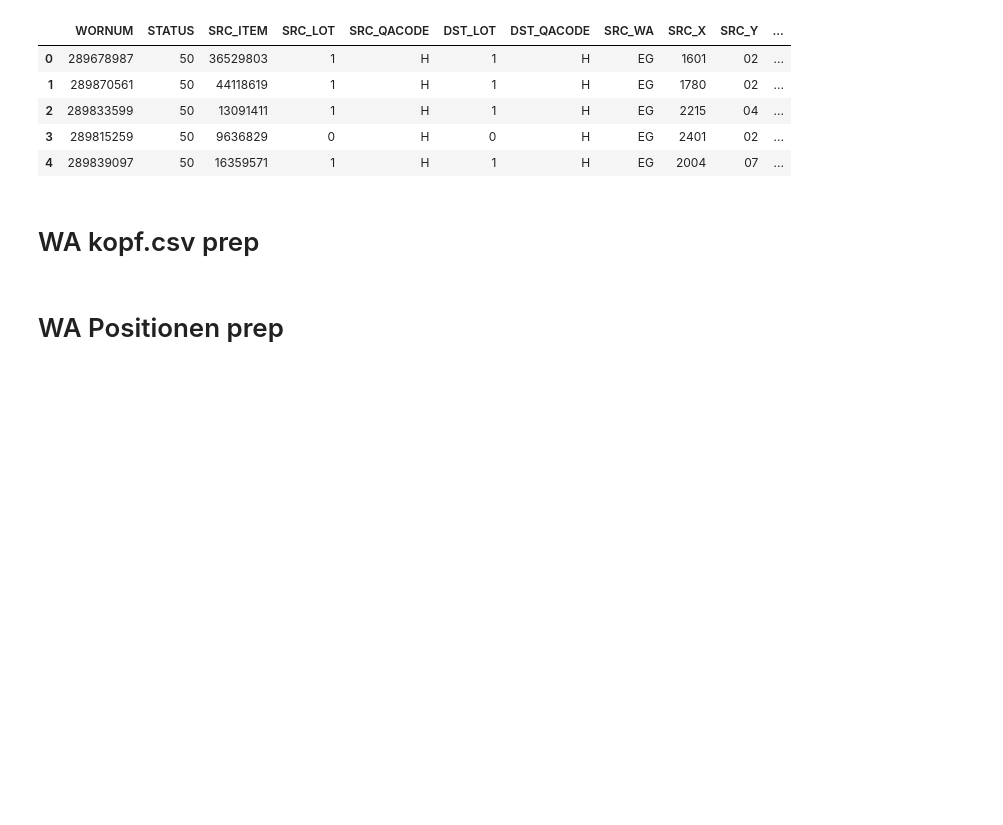
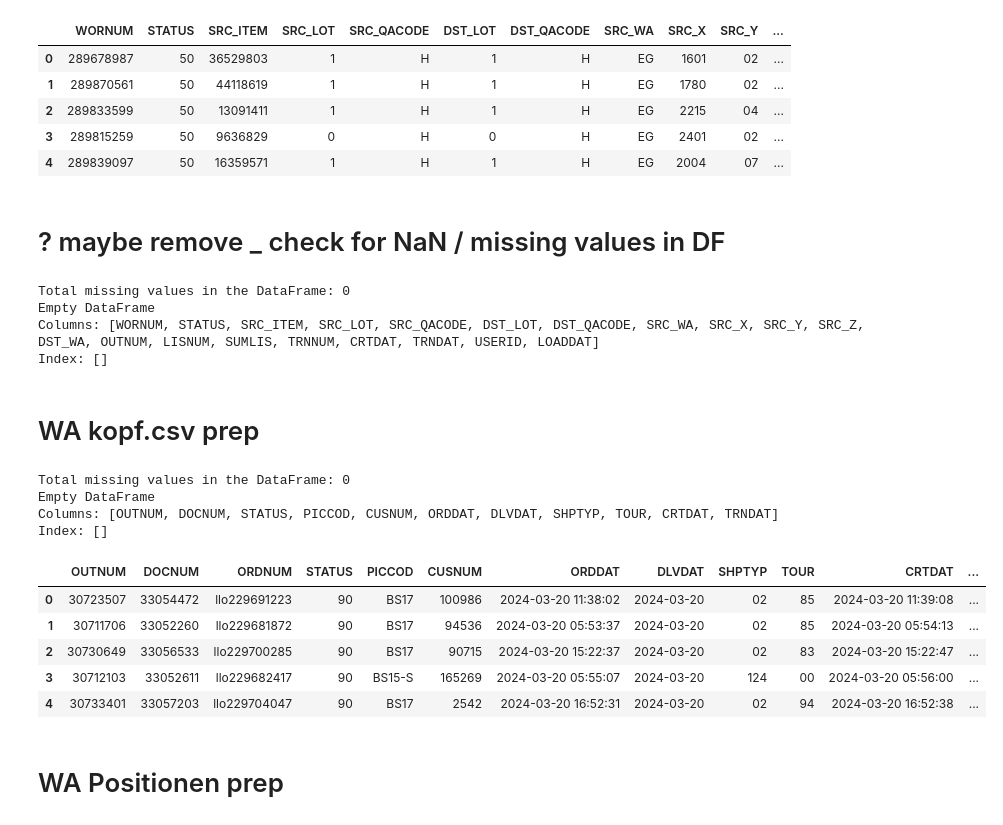
Before and after one commit to mpasamonm/v1_Machinelearning_HS2024, a Jupyter notebook: Data Analysis/consolidated_1.ipynb, the cells around one changed output. Drawn from its saved outputs; the diff is of its cells as text; code cells hidden in the pictures; blank space fills up the shorter version.

```diff
--- a/Data Analysis/consolidated_1.ipynb
+++ b/Data Analysis/consolidated_1.ipynb
@@ -80,31 +89,89 @@ df_bewegungen.head()
 | 2 | 289833599 | 50 | 13091411 | 1 | H | 1 | H | EG | 2215 | 04 | ... |
 | 3 | 289815259 | 50 | 9636829 | 0 | H | 0 | H | EG | 2401 | 02 | ... |
 | 4 | 289839097 | 50 | 16359571 | 1 | H | 1 | H | EG | 2004 | 07 | ... |
+# %% [markdown]
+# ? maybe remove _ check for NaN / missing values in DF
+# %%
+# check for null values
+# Total count of missing values in the DataFrame
+total_missing = df_bewegungen.isnull().sum().sum()
+print(f"Total missing values in the DataFrame: {total_missing}")
+
+# Filter DataFrame to show only rows with at least one missing value
+rows_with_missing_values = df_bewegungen[df_bewegungen.isnull().any(axis=1)]
+
+# Display the rows with missing values
+print(rows_with_missing_values)
+# %% [output]
+Total missing values in the DataFrame: 0
+Empty DataFrame
+Columns: [WORNUM, STATUS, SRC_ITEM, SRC_LOT, SRC_QACODE, DST_LOT, DST_QACODE, SRC_WA, SRC_X, SRC_Y, SRC_Z, DST_WA, OUTNUM, LISNUM, SUMLIS, TRNNUM, CRTDAT, TRNDAT, USERID, LOADDAT]
+Index: []
 # %% [markdown]
 # WA kopf.csv prep
 # %%
 #Consolidated:::
+# List of columns to keep (ran into memory issues...)
+columns_to_keep = [
+    "OUTNUM", "DOCNUM", "STATUS", "PICCOD", "CUSNUM",
+    "SHPTYP", "TOUR", "ORDDAT", "DLVDAT", "CRTDAT", "TRNDAT"
+]
+
+dtypes = {
+    "OUTNUM": "int32",
+    "DOCNUM": "category",
+    "ORDNUM": "category", # dont think i need this, seems it achieves the same as DOCNUM
+    "STATUS": "int32",
+    "PICCOD": "category",
+    "CUSNUM": "category", # kunde
+    "SHPTYP": "category", # versandart
+    "TOUR": "category",
+}
+
 df_wa_kopf = pd.read_csv(
     '../Data/wa_kopf.csv',
-    dtype={
-        "OUTNUM": "int32",
-        "DOCNUM": "category",
-        "ORDNUM": "category",
-        "STATUS": "int32",
-        "CUSNUM": "category",
-        "SHPTYP": "category",
-        "TOUR": "category",
-    },
-    low_memory=False,
-    parse_dates=["ORDDAT", "DLVDAT", "CRTDAT", "TRNDAT"]
+    usecols=columns_to_keep,  # Only load the specified columns
+    dtype=dtypes,
+    #usecols=columns_to_use,  # Only load required columns
+    #dtype=dtypes,            # Use optimized data types
+    parse_dates=["ORDDAT", "DLVDAT", "CRTDAT", "TRNDAT"],
+    low_memory=False
 )
 # Filter the DataFrame to keep only rows with status == 90 (abgeschlossene)
 df_wa_kopf = df_wa_kopf[df_wa_kopf['STATUS'] == 90]
+
+# Drop rows with missing values from the DataFrame - some early data and regression tests lead to PICCOD, SHPTYP and TOUR being empty (~86 rows)
+df_wa_kopf.dropna(inplace=True) # inplace=True modifies DataFrame directly without having to create a new one
 
 # Step 1: Merge main DataFrame with customers
 # df_orders = pd.merge(df_bewegungen, df_wa_kopf, on='OUTNUM', how='inner')
 
 #:::
+# %%
+# check for null values
+# Total count of missing values in the DataFrame
+total_missing = df_wa_kopf.isnull().sum().sum()
+print(f"Total missing values in the DataFrame: {total_missing}")
+
+# Filter DataFrame to show only rows with at least one missing value
+rows_with_missing_values = df_wa_kopf[df_wa_kopf.isnull().any(axis=1)]
+
+# Display the rows with missing values
+print(rows_with_missing_values)
+# %% [output]
+Total missing values in the DataFrame: 0
+Empty DataFrame
+Columns: [OUTNUM, DOCNUM, STATUS, PICCOD, CUSNUM, ORDDAT, DLVDAT, SHPTYP, TOUR, CRTDAT, TRNDAT]
+Index: []
+# %%
+df_wa_kopf.head()
+# %% [output]
+|  | OUTNUM | DOCNUM | ORDNUM | STATUS | PICCOD | CUSNUM | ORDDAT | DLVDAT | SHPTYP | TOUR | CRTDAT | ... |
+| 0 | 30723507 | 33054472 | llo229691223 | 90 | BS17 | 100986 | 2024-03-20 11:38:02 | 2024-03-20 | 02 | 85 | 2024-03-20 11:39:08 | ... |
+| 1 | 30711706 | 33052260 | llo229681872 | 90 | BS17 | 94536 | 2024-03-20 05:53:37 | 2024-03-20 | 02 | 85 | 2024-03-20 05:54:13 | ... |
+| 2 | 30730649 | 33056533 | llo229700285 | 90 | BS17 | 90715 | 2024-03-20 15:22:37 | 2024-03-20 | 02 | 83 | 2024-03-20 15:22:47 | ... |
+| 3 | 30712103 | 33052611 | llo229682417 | 90 | BS15-S | 165269 | 2024-03-20 05:55:07 | 2024-03-20 | 124 | 00 | 2024-03-20 05:56:00 | ... |
+| 4 | 30733401 | 33057203 | llo229704047 | 90 | BS17 | 2542 | 2024-03-20 16:52:31 | 2024-03-20 | 02 | 94 | 2024-03-20 16:52:38 | ... |
 # %% [markdown]
 # WA Positionen prep
 # %%
```
Also changed, not shown: parts of 11 cells of this notebook.
